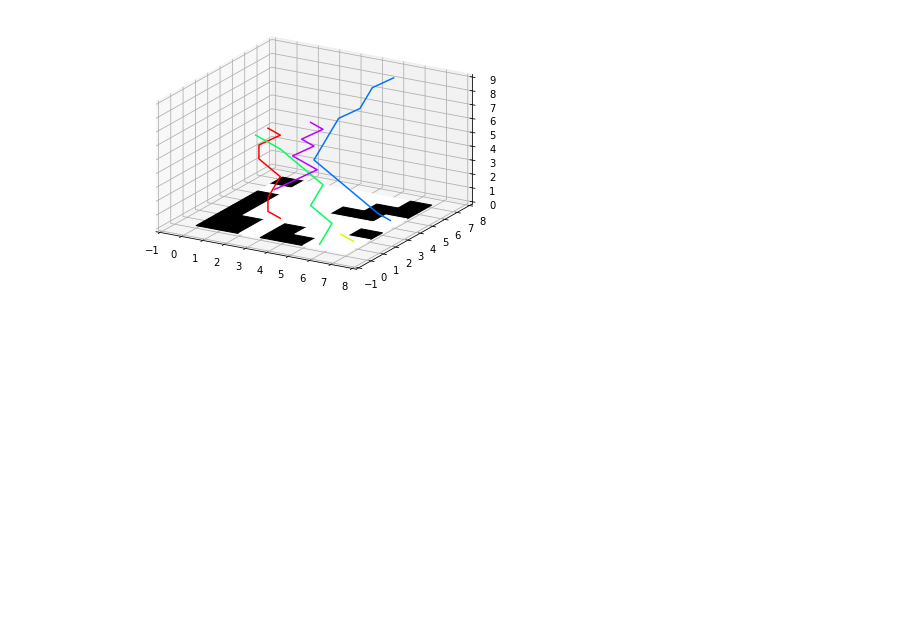
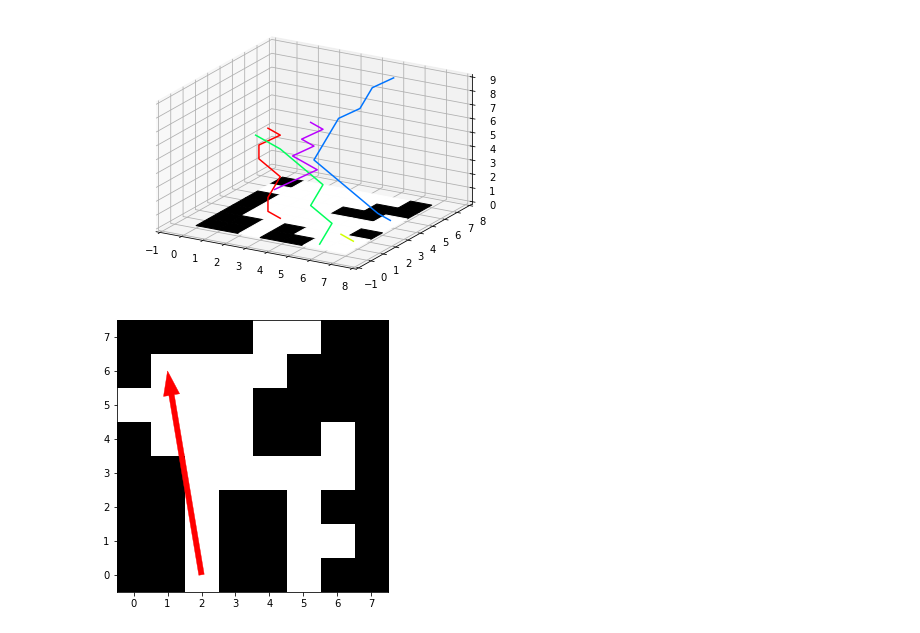
Before and after one commit to ct2034/miriam, a Jupyter notebook: scenarios/scenarios_demo.ipynb, the cells around one changed output. Drawn from its saved outputs; the diff is of its cells as text; code cells hidden in the pictures; blank space fills up the shorter version.

Commit message:
a funny scenario in demo

```diff
--- a/scenarios/scenarios_demo.ipynb
+++ b/scenarios/scenarios_demo.ipynb
@@ -80,3 +75,18 @@ visualization.plot_with_paths(fenv, paths_ecbs)
 plt.show()
 # %% [output]
 [figure]
+# %%
+# another funny scenario. it gave different decen and ecbs costs with only on agent
+denv, dstarts, dgoals = (np.array([[1, 1, 1, 1, 1, 0, 1, 1],
+       [1, 1, 1, 1, 0, 0, 0, 1],
+       [0, 0, 0, 0, 0, 0, 0, 1],
+       [1, 1, 1, 0, 0, 0, 0, 1],
+       [1, 1, 1, 0, 1, 1, 0, 0],
+       [0, 0, 0, 0, 1, 1, 1, 0],
+       [1, 0, 1, 0, 0, 1, 1, 1],
+       [1, 1, 1, 1, 1, 1, 1, 1]], dtype=int), np.array([[2, 0]]), np.array([[1, 6]]))
+# %%
+visualization.plot_with_arrows(denv, dstarts, dgoals)
+plt.show()
+# %% [output]
+[figure, added]
```
Also changed, not shown: parts of 4 cells of this notebook.
